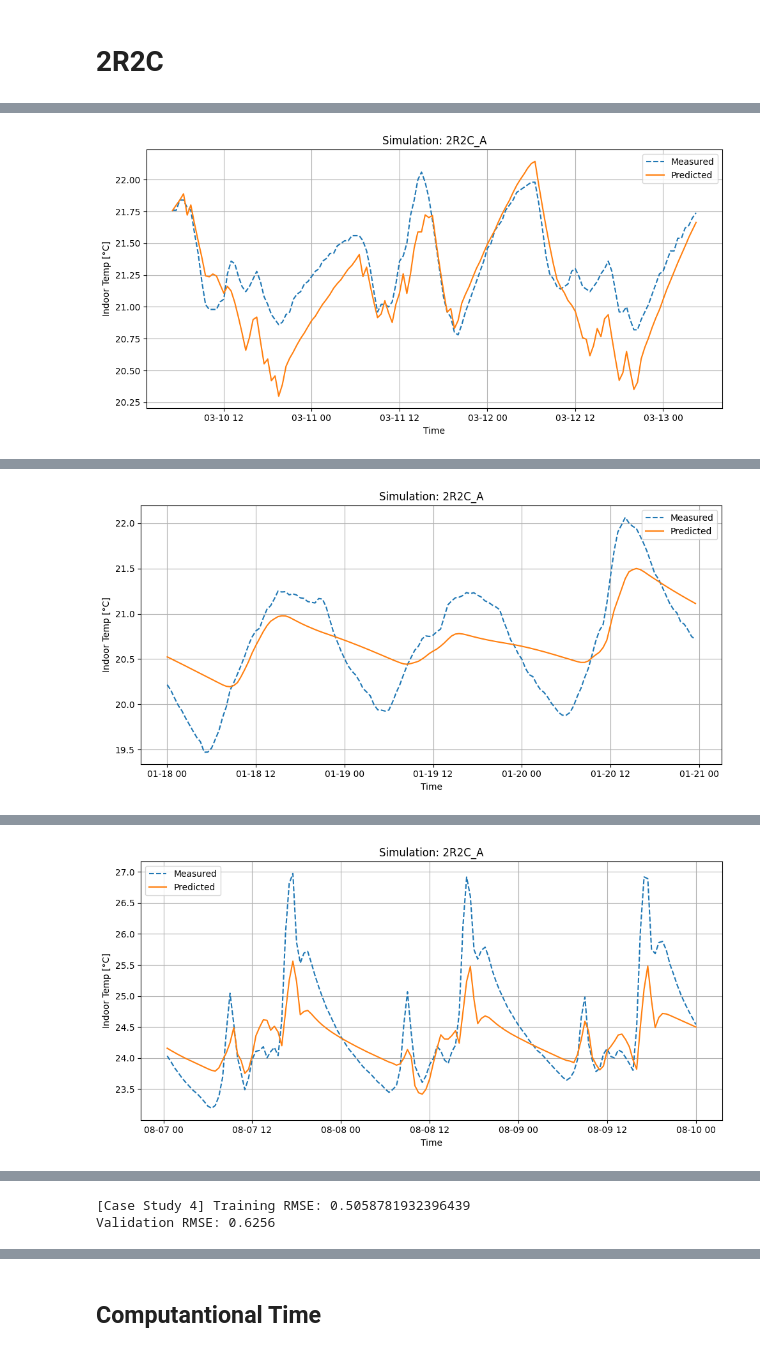
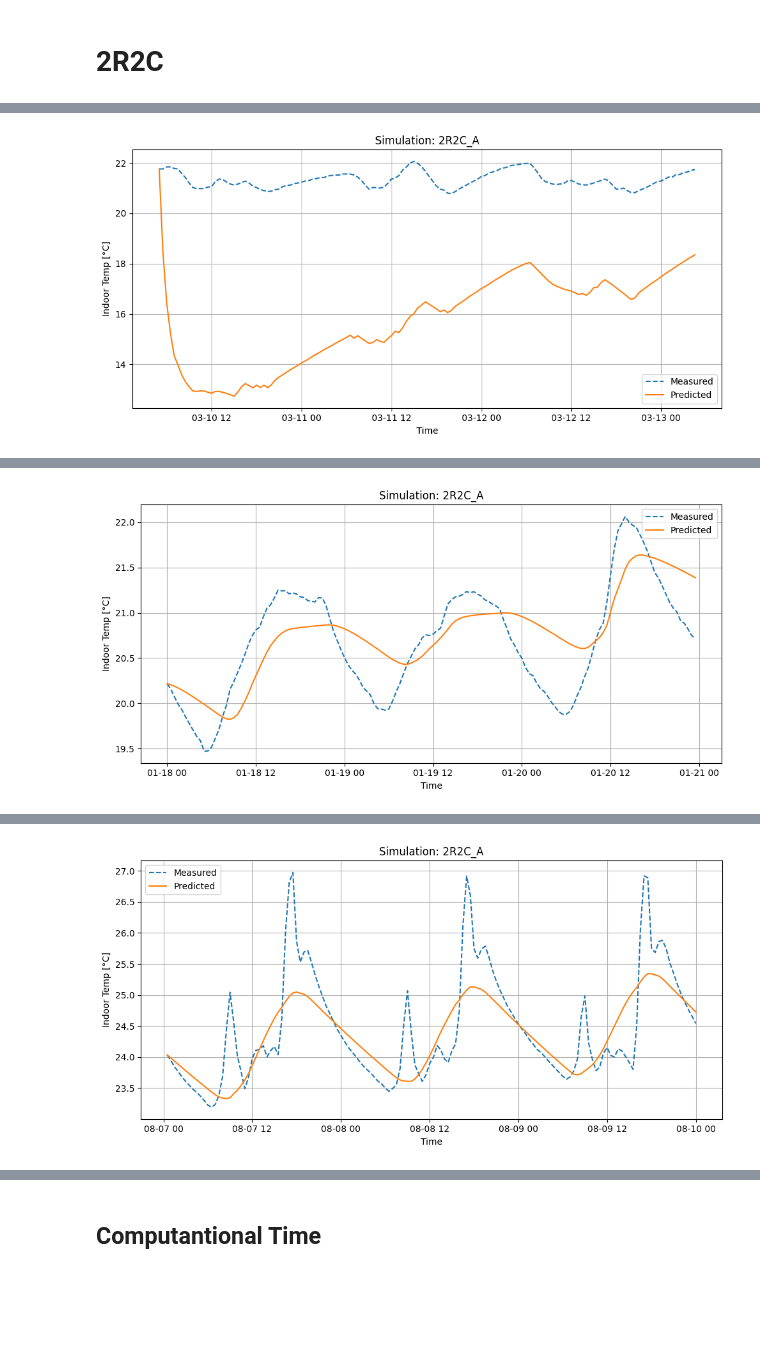
Before and after one commit to savvaspanagi/HeatPump-FlexModeling-Toolkit, a Jupyter notebook: Journal Paper Implementation - Tuning Performance of Grey-Box Models for Thermal Building Applications/Code A-B - Tuning Performance Evaluation.ipynb, the cells around one changed output, grey strips where cells are left out. Drawn from its saved outputs; the diff is of its cells as text; code cells hidden in the pictures; blank space fills up the shorter version.

```diff
--- a/Journal Paper Implementation - Tuning Performance of Grey-Box Models for Thermal Building Applications/Code A-B - Tuning Performance Evaluation.ipynb
+++ b/Journal Paper Implementation - Tuning Performance of Grey-Box Models for Thermal Building Applications/Code A-B - Tuning Performance Evaluation.ipynb
@@ -330,15 +274,59 @@ bounds_cs4 = {
     "fh": (0,1)
 }
 
+###################### ======================== Case Study 1 ======================= ###########################
 
-# model_2r2c_cs1, val_pred_2r2c_cs1, test_pred_2r2c_cs1 = run_case_study(train_df=train_cs1, val_df=val_cs1, test_df=test_cs1, surface_area=cs1_surface_area, label="Case Study 1",model_type="2R2C_A", bounds=bounds_cs1, trials=5)
-# model_2r2c_cs2, val_pred_2r2c_cs2, test_pred_2r2c_cs2 = run_case_study(train_df=train_cs2, val_df=val_cs2, test_df=test_cs2, surface_area=cs2_surface_area, label="Case Study 2",model_type="2R2C_A", bounds=bounds_cs2, trials=5)
-# model_2r2c_cs3, val_pred_2r2c_cs3, test_pred_2r2c_cs3 = run_case_study(train_df=train_cs3, val_df=val_cs3, test_df=test_cs3, surface_area=cs3_surface_area, label="Case Study 3",model_type="2R2C_A", bounds=bounds_cs3, trials=5)
-# model_2r2c_cs4, val_pred_2r2c_cs4, test_pred_2r2c_cs4 = run_case_study(train_df=train_cs4, val_df=val_cs4, test_df=test_cs4, surface_area=cs4_surface_area, label="Case Study 4",model_type="2R2C_A", bounds=bounds_cs4, trials=5)
+model_2r2c_cs1, parameters_2r2c_cs1, best_initialization,validation_pred_2r2c_cs1, initialize_testing_2r2c_cs1, all_trials_2r2c_cs1 = train_greybox_model_with_validation_process(
+    train_df=train_cs1, val_df=val_cs1, model_type="2R2C_A", bounds=bounds_cs1,
+    num_trials=30, deltaT=1800, show_plot=False, log=False)
 
+initialize_testing_2r2c_cs1['Tin'] = test_cs1['INDOOR_TEMP'].iloc[0]
 
-model_2r2c_cs1, val_pred_2r2c_cs1, solve_time_2r2c_cs1 = run_case_study(train_df=val_cs1, val_df=test_cs1, surface_area=cs1_surface_area, label="Case Study 1",model_type="2R2C_A", bounds=bounds_cs1, trials=10)
-model_2r2c_cs2, val_pred_2r2c_cs2, solve_time_2r2c_cs2 = run_case_study(train_df=val_cs2, val_df=test_cs2, surface_area=cs2_surface_area, label="Case Study 2",model_type="2R2C_A", bounds=bounds_cs2, trials=10)
-model_2r2c_cs3, val_pred_2r2c_cs3, solve_time_2r2c_cs3 = run_case_study(train_df=val_cs3, val_df=test_cs3, surface_area=cs3_surface_area, label="Case Study 3",model_type="2R2C_A", bounds=bounds_cs3, trials=10)
-model_2r2c_cs4, val_pred_2r2c_cs4, solve_time_2r2c_cs4 = run_case_study(train_df=val_cs4, val_df=test_cs4, surface_area=cs4_surface_area, label="Case Study 4",model_type="2R2C_A", bounds=bounds_cs4, trials=10)
+# --- Run Simulation for Testing ---
+testing_performance_2r2c_cs1, testing_df_2r2c_cs1 = simulate_and_evaluate(
+        val_df=test_cs1, param_dict=parameters, model_type="2R2C_A",
+        initializations=initialize_testing_2r2c_cs1, show_plot=True
+    )
+
+###################### ======================== Case Study 2 ======================= ###########################
+
+model_2r2c_cs2, parameters_2r2c_cs2, best_initialization_2r2c_cs2,validation_pred_2r2c_cs2, initialize_testing_2r2c_cs2, all_trials_2r2c_cs2 = train_greybox_model_with_validation_process(
+    train_df=train_cs2, val_df=val_cs2, model_type="2R2C_A", bounds=bounds_cs2,
+    num_trials=30, deltaT=1800, show_plot=False, log=False)
+
+initialize_testing_2r2c_cs2['Tin'] = test_cs2['INDOOR_TEMP'].iloc[0]
+
+# --- Run Simulation for Testing ---
+testing_performance_2r2c_cs2, testing_df_2r2c_cs2 = simulate_and_evaluate(
+        val_df=test_cs2, param_dict=parameters_2r2c_cs2, model_type="2R2C_A",
+        initializations=initialize_testing_2r2c_cs2, show_plot=True
+    )
+
+###################### ======================== Case Study 3 ======================= ###########################
+
+model_2r2c_cs3, parameters_2r2c_cs3, best_initialization_2r2c_cs3,validation_pred_2r2c_cs3, initialize_testing_2r2c_cs3, all_trials_2r2c_cs3 = train_greybox_model_with_validation_process(
+    train_df=train_cs3, val_df=val_cs3, model_type="2R2C_A", bounds=bounds_cs3,
+    num_trials=30, deltaT=1800, show_plot=False, log=False)
+
+initialize_testing_2r2c_cs3['Tin'] = test_cs3['INDOOR_TEMP'].iloc[0]
+
+# --- Run Simulation for Testing ---
+testing_performance_2r2c_cs3, testing_df_2r2c_cs3 = simulate_and_evaluate(
+        val_df=test_cs3, param_dict=parameters_2r2c_cs3, model_type="2R2C_A",
+        initializations=initialize_testing_2r2c_cs3, show_plot=True
+    )
+
+###################### ======================== Case Study 4 ======================= ###########################
+
+model_2r2c_cs4, parameters_2r2c_cs4, best_initialization_2r2c_cs4,validation_pred_2r2c_cs4, initialize_testing_2r2c_cs4, all_trials_2r2c_cs4 = train_greybox_model_with_validation_process(
+    train_df=train_cs4, val_df=val_cs4, model_type="2R2C_A", bounds=bounds_cs4,
+    num_trials=30, deltaT=1800, show_plot=False, log=False)
+
+initialize_testing_2r2c_cs4['Tin'] = test_cs4['INDOOR_TEMP'].iloc[0]
+
+# --- Run Simulation for Testing ---
+testing_performance_2r2c_cs4, testing_df_2r2c_cs4 = simulate_and_evaluate(
+        val_df=test_cs4, param_dict=parameters_2r2c_cs4, model_type="2R2C_A",
+        initializations=initialize_testing_2r2c_cs4, show_plot=True
+    )
 # %% [output]
@@ -362 +344 @@ model_2r2c_cs4, val_pred_2r2c_cs4, solve_time_2r2c_cs4 = run_case_study(train_df
-[figure, old version]
+[figure, new version]
@@ -380 +356 @@ Validation RMSE: 0.2789
-[figure, old version]
+[figure, new version]
@@ -398 +368 @@ Validation RMSE: 0.3921
-[figure, old version]
+[figure, new version]
@@ -417,5 +381,3 @@ Validation RMSE: 0.5905
-[Case Study 4] Training RMSE: 0.5058781932396439
-Validation RMSE: 0.6256
 # %%
 # --- Bounds ---
 bounds_cs1 = {
```
Also changed, not shown: parts of 16 cells of this notebook, 27 other files.
